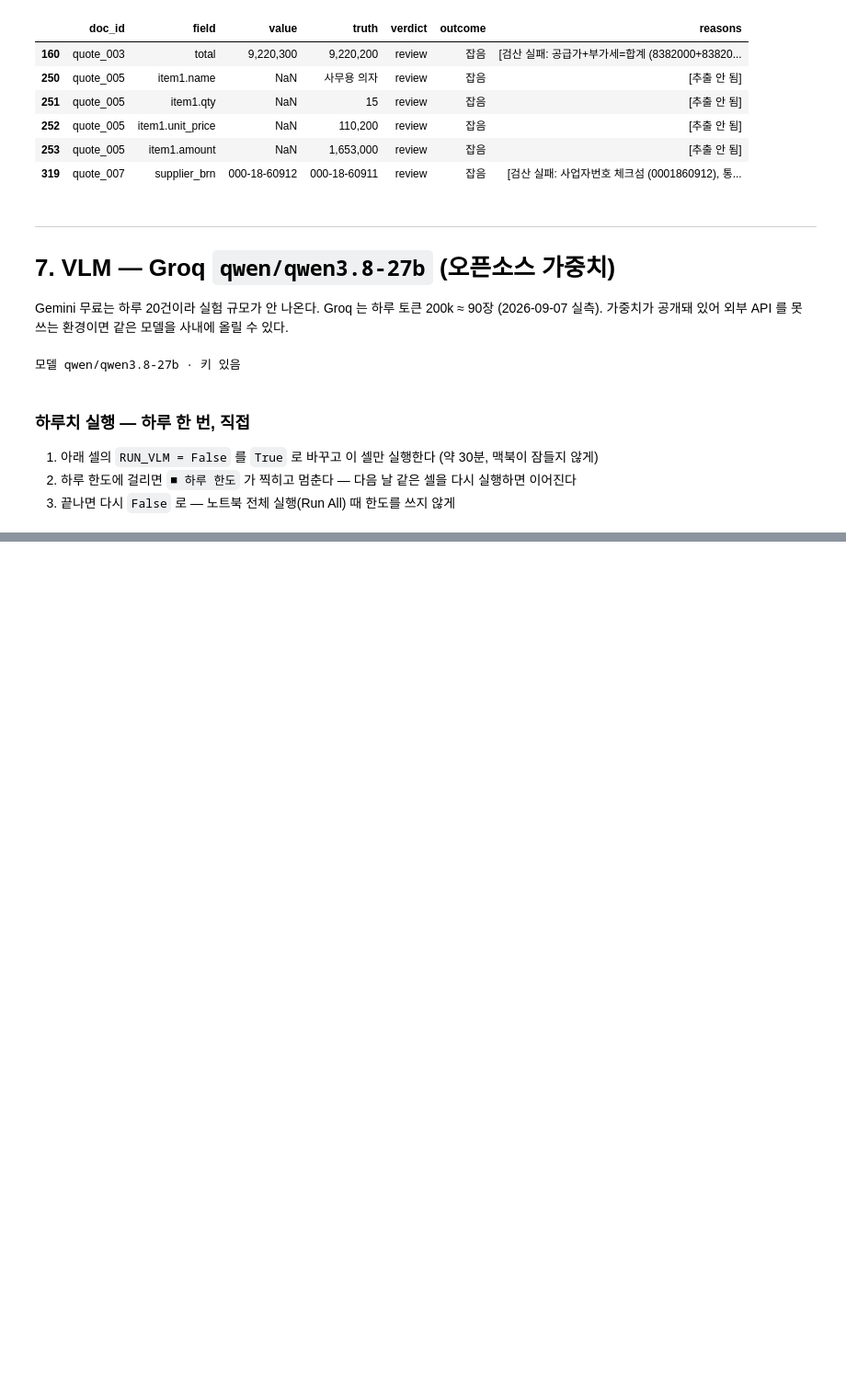
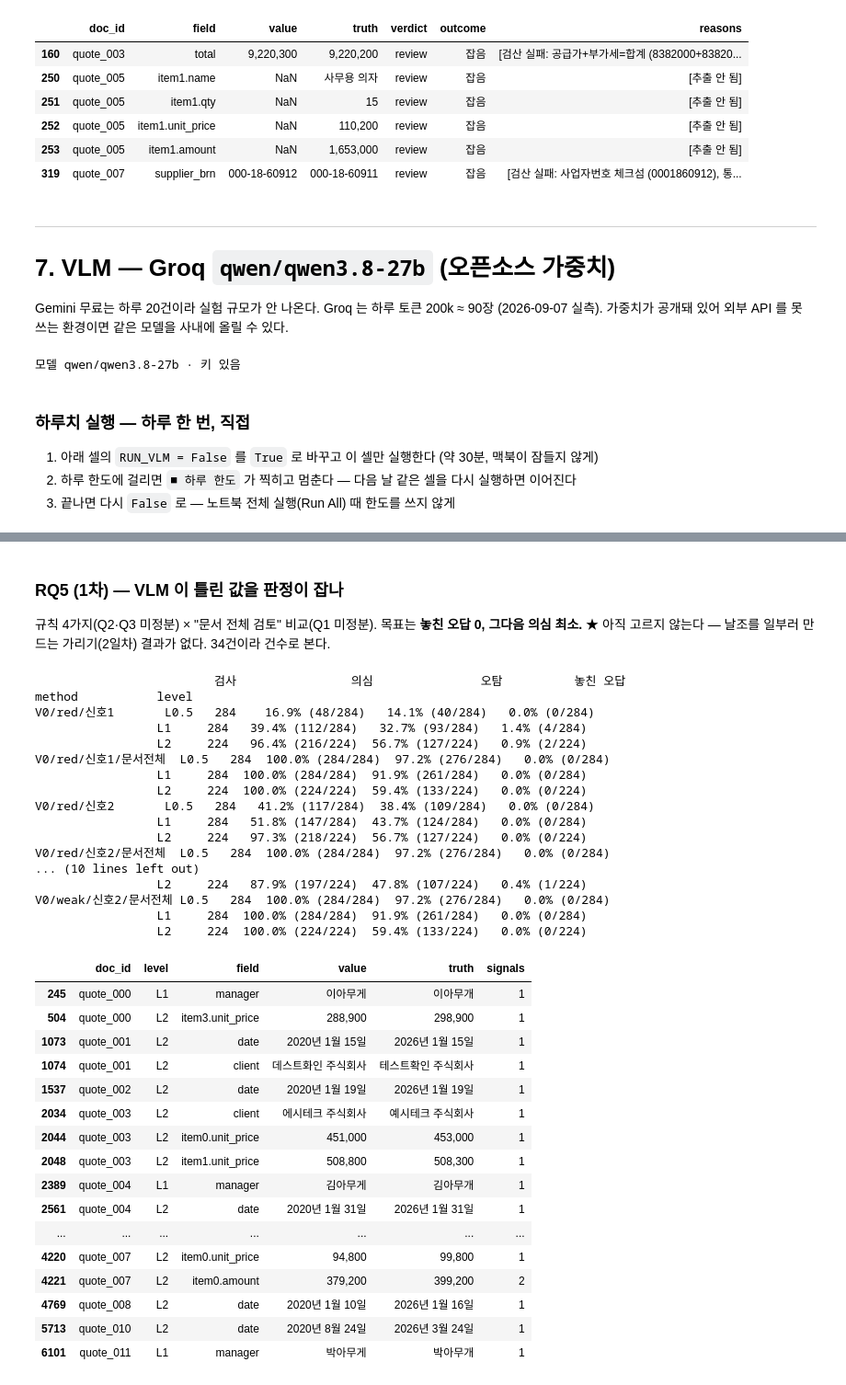
Before and after one commit to songwookun/img-vlm-extractor, a Jupyter notebook: notebooks/02_role_split.ipynb, the cells around one changed output, grey strips where cells are left out. Shown at 92% size. Saved outputs shown, nothing was run; the diff lists cells and outputs as text; code cells hidden in the pictures; blank space fills up the shorter version.

```diff
--- a/notebooks/02_role_split.ipynb
+++ b/notebooks/02_role_split.ipynb
@@ -874,6 +901,14 @@ def parse_vlm(text: str) -> dict | None:
         return None
     return d if isinstance(d, dict) else None
 
+QTY_UNIT = re.compile(r"\s*([\d.,]+)\s*([가-힣A-Za-z]+)\s*")
+
+def split_qty(v):
+    """수량에 단위가 붙어 오면('1 대') 숫자만 떼고 단위를 돌려준다. 숫자는 맞게 읽은 것이라 정답으로 친다.
+       ★ 스키마에 단위 칸이 없어 VLM 이 옆 칸에 붙였다(1일차) — 형식 이탈은 따로 센다"""
+    m = QTY_UNIT.fullmatch(v) if isinstance(v, str) else None
+    return (m.group(1), m.group(2)) if m else (v, None)
+
 def flatten(d: dict) -> dict:
     """items 목록 → item0.name … 판정·채점이 받는 모양. 빈 문자열과 null 은 둘 다 '값 없음'"""
     x = {k: (None if d.get(k) in ("", None) else str(d[k])) for k in
@@ -881,7 +916,8 @@ def flatten(d: dict) -> dict:
     for i, it in enumerate(d.get("items") or []):
         for k in ("name", "qty", "unit_price", "amount"):
             v = (it or {}).get(k) if isinstance(it, dict) else None
-            x[f"item{i}.{k}"] = None if v in ("", None) else str(v)
+            v = None if v in ("", None) else str(v)
+            x[f"item{i}.{k}"] = split_qty(v)[0] if k == "qty" else v
     return x
 
 print(f"모델 {VLM_MODEL} · 키 {'있음' if GROQ_KEY else '없음'}")
@@ -953,0 +1072,60 @@ V0: 남은 90건 · 캐시 0건
+# %% [markdown]
+### RQ5 (1차) — VLM 이 틀린 값을 판정이 잡나
+
+규칙 4가지(Q2·Q3 미정분) × "문서 전체 검토" 비교(Q1 미정분). 목표는 **놓친 오답 0, 그다음 의심 최소.**
+★ 아직 고르지 않는다 — 날조를 일부러 만드는 가리기(2일차) 결과가 없다. 34건이라 건수로 본다.
+# %%
+POLICY_GRID = [(ng, ms) for ng in ("weak", "red") for ms in (1, 2)]
+
+res = []
+for r in V0:
+    sets = [ocr_cached(r["image"], psm=p) for p in OCR_PSMS]
+    chk = check_quote(r["x"])
+    for ng, ms in POLICY_GRID:
+        vs = judge(r["x"], chk, sets, no_ground=ng, min_signals=ms)
+        meta = dict(doc_id=f"quote_{r['seed']:03d}", doc_type="quote", level=r["level"])
+        res += score(vs, r["truths"], **meta, method=f"V0/{ng}/신호{ms}")
+        if any(v.verdict == "review" for v in vs):      # Q1 비교용 — 한 칸이라도 의심이면 문서 전체
+            vs = [FieldVerdict(v.field, v.value, "review", v.reasons or ["같은 문서에 의심 칸"], v.bbox, v.signals) for v in vs]
+        res += score(vs, r["truths"], **meta, method=f"V0/{ng}/신호{ms}/문서전체")
+save_ocr_cache()
+R5 = pd.DataFrame(res)
+
+print(report(R5).to_string(), "\n")
+write_csv(R5[R5.method == "V0/weak/신호1"], "day1_V0")
+R5[(R5.method == "V0/weak/신호1") & (R5.outcome == "놓친 오답")][["doc_id", "level", "field", "value", "truth", "signals"]]
+# %% [output]
+                         검사                의심               오탐          놓친 오답
+method           level
+V0/red/신호1       L0.5   284    16.9% (48/284)   14.1% (40/284)   0.0% (0/284)
+                 L1     284   39.4% (112/284)   32.7% (93/284)   1.4% (4/284)
+                 L2     224   96.4% (216/224)  56.7% (127/224)   0.9% (2/224)
+V0/red/신호1/문서전체  L0.5   284  100.0% (284/284)  97.2% (276/284)   0.0% (0/284)
+                 L1     284  100.0% (284/284)  91.9% (261/284)   0.0% (0/284)
+                 L2     224  100.0% (224/224)  59.4% (133/224)   0.0% (0/224)
+V0/red/신호2       L0.5   284   41.2% (117/284)  38.4% (109/284)   0.0% (0/284)
+                 L1     284   51.8% (147/284)  43.7% (124/284)   0.0% (0/284)
+                 L2     224   97.3% (218/224)  56.7% (127/224)   0.0% (0/224)
+V0/red/신호2/문서전체  L0.5   284  100.0% (284/284)  97.2% (276/284)   0.0% (0/284)
+... (10 lines left out)
+                 L2     224   87.9% (197/224)  47.8% (107/224)   0.4% (1/224)
+V0/weak/신호2/문서전체 L0.5   284  100.0% (284/284)  97.2% (276/284)   0.0% (0/284)
+                 L1     284  100.0% (284/284)  91.9% (261/284)   0.0% (0/284)
+                 L2     224  100.0% (224/224)  59.4% (133/224)   0.0% (0/224)
+|  | doc_id | level | field | value | truth | signals |
+| 245 | quote_000 | L1 | manager | 이아무게 | 이아무개 | 1 |
+| 504 | quote_000 | L2 | item3.unit_price | 288,900 | 298,900 | 1 |
+| 1073 | quote_001 | L2 | date | 2020년 1월 15일 | 2026년 1월 15일 | 1 |
+| 1074 | quote_001 | L2 | client | 데스트화인 주식회사 | 테스트확인 주식회사 | 1 |
+| 1537 | quote_002 | L2 | date | 2020년 1월 19일 | 2026년 1월 19일 | 1 |
+| 2034 | quote_003 | L2 | client | 에시테크 주식회사 | 예시테크 주식회사 | 1 |
+| 2044 | quote_003 | L2 | item0.unit_price | 451,000 | 453,000 | 1 |
+| 2048 | quote_003 | L2 | item1.unit_price | 508,800 | 508,300 | 1 |
+| 2389 | quote_004 | L1 | manager | 김아무게 | 김아무개 | 1 |
+| 2561 | quote_004 | L2 | date | 2020년 1월 31일 | 2026년 1월 31일 | 1 |
+| ... | ... | ... | ... | ... | ... | ... |
+| 4220 | quote_007 | L2 | item0.unit_price | 94,800 | 99,800 | 1 |
+| 4221 | quote_007 | L2 | item0.amount | 379,200 | 399,200 | 2 |
+| 4769 | quote_008 | L2 | date | 2020년 1월 10일 | 2026년 1월 16일 | 1 |
+| 5713 | quote_010 | L2 | date | 2020년 8월 24일 | 2026년 3월 24일 | 1 |
+| 6101 | quote_011 | L1 | manager | 박아무게 | 박아무개 | 1 |
```
Also changed, not shown: parts of 13 cells of this notebook, 1 other file.
